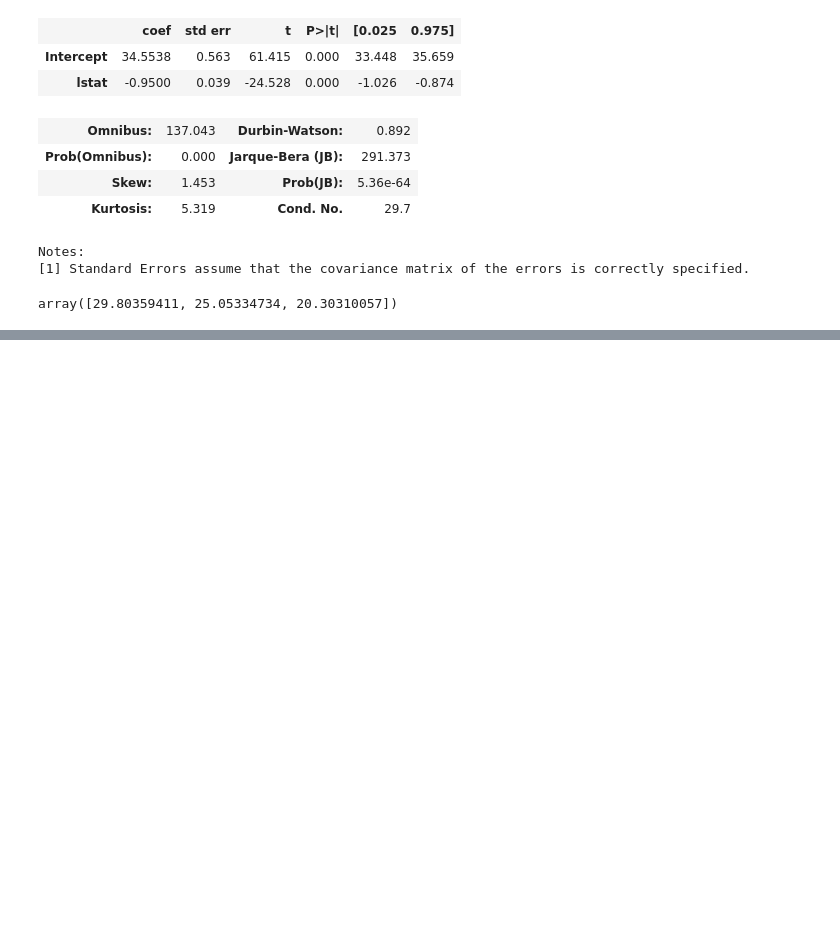
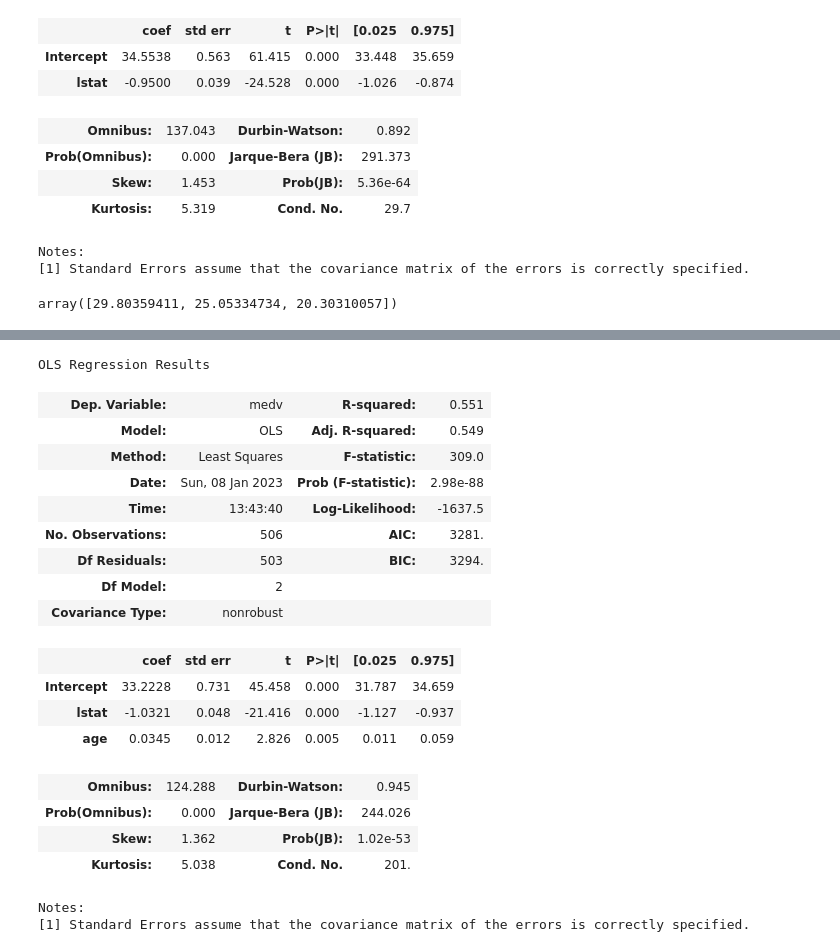
Before and after one commit to kwerber824/ISLR-python, a Jupyter notebook: src/Chapter3-Lab.ipynb, the cells around one changed output, grey strips where cells are left out. Drawn from its saved outputs; the diff is of its cells as text; code cells hidden in the pictures; blank space fills up the shorter version.

```diff
--- a/src/Chapter3-Lab.ipynb
+++ b/src/Chapter3-Lab.ipynb
@@ -110,0 +116,24 @@ X = boston.drop('medv', axis=1)
+# %%
+statmodel_2_predictors = smf.ols('medv ~ lstat + age', boston).fit()
+statmodel_2_predictors.summary()
+# %% [output]
+OLS Regression Results
+| Dep. Variable: | medv | R-squared: | 0.551 |
+| Model: | OLS | Adj. R-squared: | 0.549 |
+| Method: | Least Squares | F-statistic: | 309.0 |
+| Date: | Sun, 08 Jan 2023 | Prob (F-statistic): | 2.98e-88 |
+| Time: | 13:43:40 | Log-Likelihood: | -1637.5 |
+| No. Observations: | 506 | AIC: | 3281. |
+| Df Residuals: | 503 | BIC: | 3294. |
+| Df Model: | 2 |  |  |
+| Covariance Type: | nonrobust |  |  |
+|  | coef | std err | t | P>|t| | [0.025 | 0.975] |
+| Intercept | 33.2228 | 0.731 | 45.458 | 0.000 | 31.787 | 34.659 |
+| lstat | -1.0321 | 0.048 | -21.416 | 0.000 | -1.127 | -0.937 |
+| age | 0.0345 | 0.012 | 2.826 | 0.005 | 0.011 | 0.059 |
+| Omnibus: | 124.288 | Durbin-Watson: | 0.945 |
+| Prob(Omnibus): | 0.000 | Jarque-Bera (JB): | 244.026 |
+| Skew: | 1.362 | Prob(JB): | 1.02e-53 |
+| Kurtosis: | 5.038 | Cond. No. | 201. |
+Notes:
+[1] Standard Errors assume that the covariance matrix of the errors is correctly specified.
```
Also changed, not shown: parts of 5 cells of this notebook.
